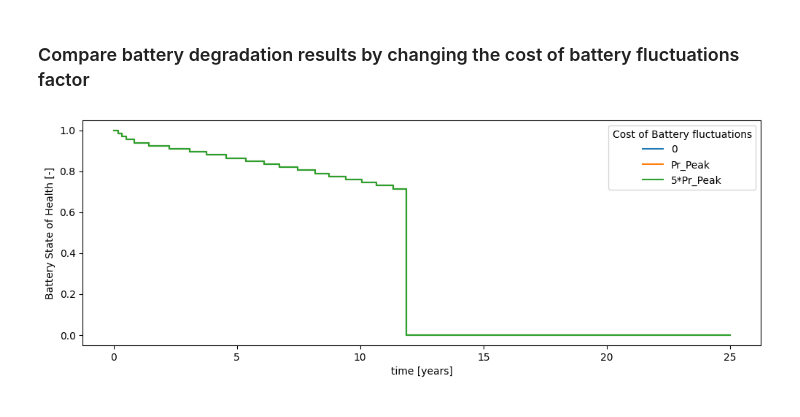
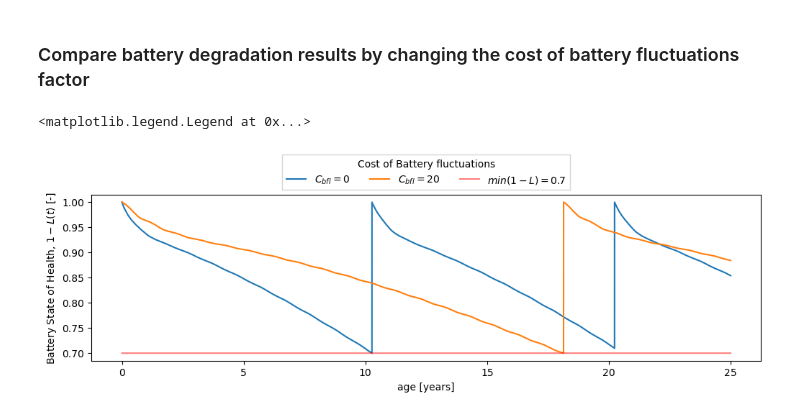
Before and after one commit to MartenDeVries96/hydesign, a Jupyter notebook: docs/notebooks/Quickstart.ipynb, the cells around one changed output. Drawn from its saved outputs; the diff is of its cells as text; code cells hidden in the pictures.

```diff
--- a/docs/notebooks/Quickstart.ipynb
+++ b/docs/notebooks/Quickstart.ipynb
@@ -394,0 +380,16 @@ Text(0, 0.5, 'Battery State of Health [-]')
+# %%
+N_life = hpp.sim_pars['N_life']
+life_h = N_life*365*24
+age = np.arange(life_h)/(24*365)
+
+SoH = hpp.prob.get_val('battery_degradation.SoH')
+SoH_all = np.copy(hpp.prob.get_val('battery_loss_in_capacity_due_to_temp.SoH_all'))
+
+wind_t_ext = hpp.prob.get_val('ems_long_term_operation.wind_t_ext')
+wind_t_ext_deg = hpp.prob.get_val('ems_long_term_operation.wind_t_ext_deg')
+
+solar_t_ext = hpp.prob.get_val('ems_long_term_operation.solar_t_ext')
+solar_t_ext_deg = hpp.prob.get_val('ems_long_term_operation.solar_t_ext_deg')
+
+hpp_t = hpp.prob.get_val('ems.hpp_t')
+hpp_t_with_deg = hpp.prob.get_val('ems_long_term_operation.hpp_t_with_deg')
@@ -447,32 +490,32 @@ x = [clearance, sp, wt_rated_power_MW, Nwt, wind_MW_per_km2,
     b_P, b_E_h, cost_of_battery_P_fluct_in_peak_price_ratio]
 outs = hpp.evaluate(*x)
 
-ii_time = np.copy(hpp.prob.get_val('battery_degradation.ii_time'))
 SoH = np.copy(hpp.prob.get_val('battery_degradation.SoH'))
 
-cost_of_battery_P_fluct_in_peak_price_ratio = 1
+cost_of_battery_P_fluct_in_peak_price_ratio_B = 5
 x = [clearance, sp, wt_rated_power_MW, Nwt, wind_MW_per_km2,
     solar_MW,  surface_tilt_deg, surface_azimuth_deg, DC_AC_ratio,
-    b_P, b_E_h, cost_of_battery_P_fluct_in_peak_price_ratio]
+    b_P, b_E_h, cost_of_battery_P_fluct_in_peak_price_ratio_B]
 outs = hpp.evaluate(*x)
-ii_time_1 = np.copy(hpp.prob.get_val('battery_degradation.ii_time'))
-SoH_1 = np.copy(hpp.prob.get_val('battery_degradation.SoH'))
+SoH_B = np.copy(hpp.prob.get_val('battery_degradation.SoH'))
 
-cost_of_battery_P_fluct_in_peak_price_ratio = 5
+cost_of_battery_P_fluct_in_peak_price_ratio_C = 20
 x = [clearance, sp, wt_rated_power_MW, Nwt, wind_MW_per_km2,
     solar_MW,  surface_tilt_deg, surface_azimuth_deg, DC_AC_ratio,
-    b_P, b_E_h, cost_of_battery_P_fluct_in_peak_price_ratio]
+    b_P, b_E_h, cost_of_batt_degr]
 outs = hpp.evaluate(*x)
-ii_time_5 = np.copy(hpp.prob.get_val('battery_degradation.ii_time'))
-SoH_5 = np.copy(hpp.prob.get_val('battery_degradation.SoH'))
+SoH_C = np.copy(hpp.prob.get_val('battery_degradation.SoH'))
-# %%
-plt.figure(figsize=[12,4])
-plt.step( np.append((ii_time/(365*24)),25), np.append(SoH,SoH[-1]), where='post', label='0')
-plt.step( np.append((ii_time_1/(365*24)),25), np.append(SoH_1,SoH_1[-1]), where='post', label='Pr_Peak')
-plt.step( np.append((ii_time_5/(365*24)),25), np.append(SoH_5,SoH_5[-1]), where='post', label='5*Pr_Peak')
-plt.xlabel('time [years]')
-plt.ylabel('Battery State of Health [-]')
-plt.legend(title='Cost of Battery fluctuations')
-print()
-# %% [output]
-[figure, removed]
+# %%
+plt.figure(figsize=[12,3])
+plt.plot( age, SoH, label=r'$C_{bfl}=0$')
+#plt.plot( age, SoH_B, label=f'{cost_of_battery_P_fluct_in_peak_price_ratio_B}*Pr_Peak')
+plt.plot( age, SoH_C, label=r'$C_{bfl}=$'+f'{cost_of_battery_P_fluct_in_peak_price_ratio_C}')#label=f'{cost_of_battery_P_fluct_in_peak_price_ratio_C}*Pr_Peak')
+plt.plot( age, 0.7*np.ones_like(age), label=r'$min(1-L) = 0.7$', color='r',alpha=0.5)
+plt.xlabel('age [years]')
+plt.ylabel(r'Battery State of Health, $1-L(t)$ [-]')
+plt.legend(title='Cost of Battery fluctuations',
+           loc='upper center', bbox_to_anchor=(0.5, 1.27),
+           ncol=3, fancybox=0, shadow=0)
+# %% [output]
+<matplotlib.legend.Legend at 0x...>
+[figure, added]
```
Also changed, not shown: parts of 12 cells of this notebook, 26 other files.
